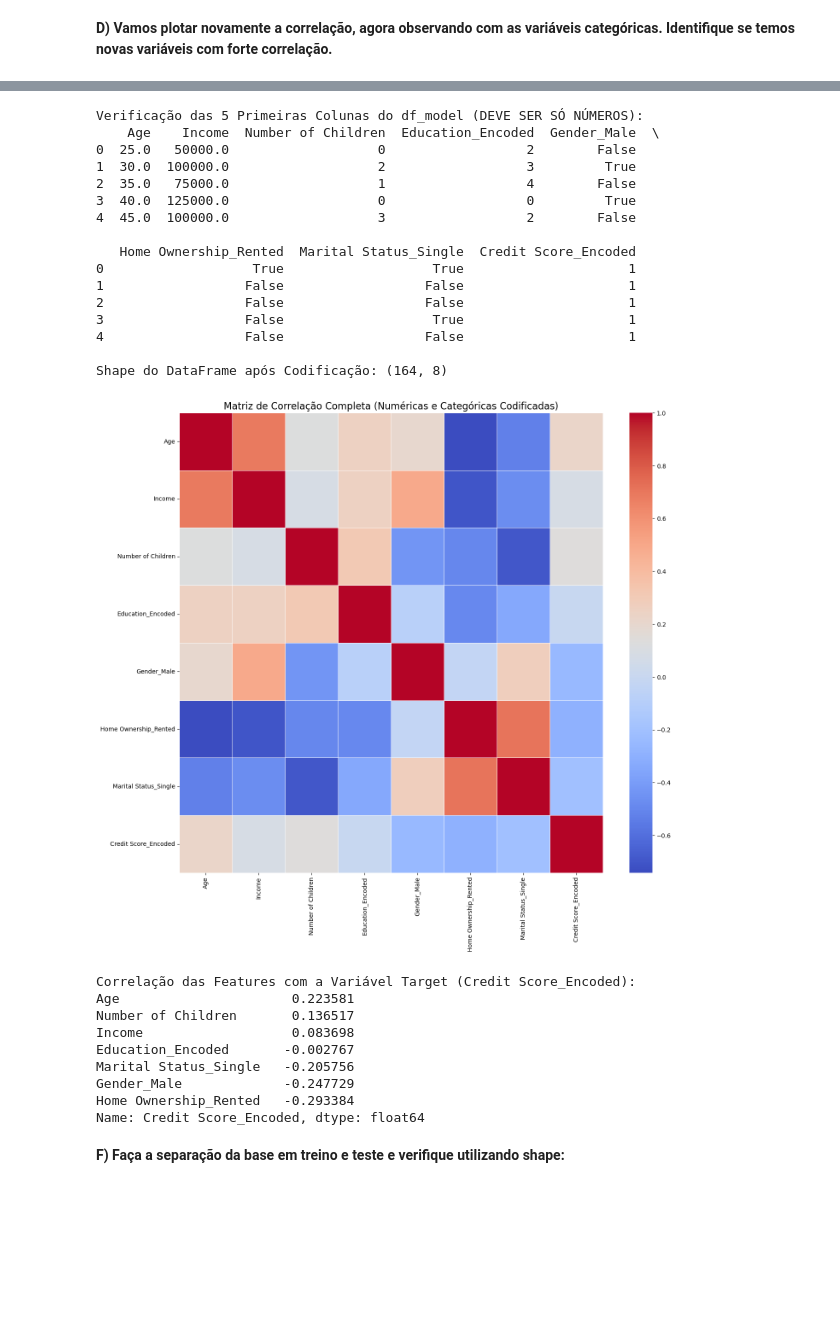
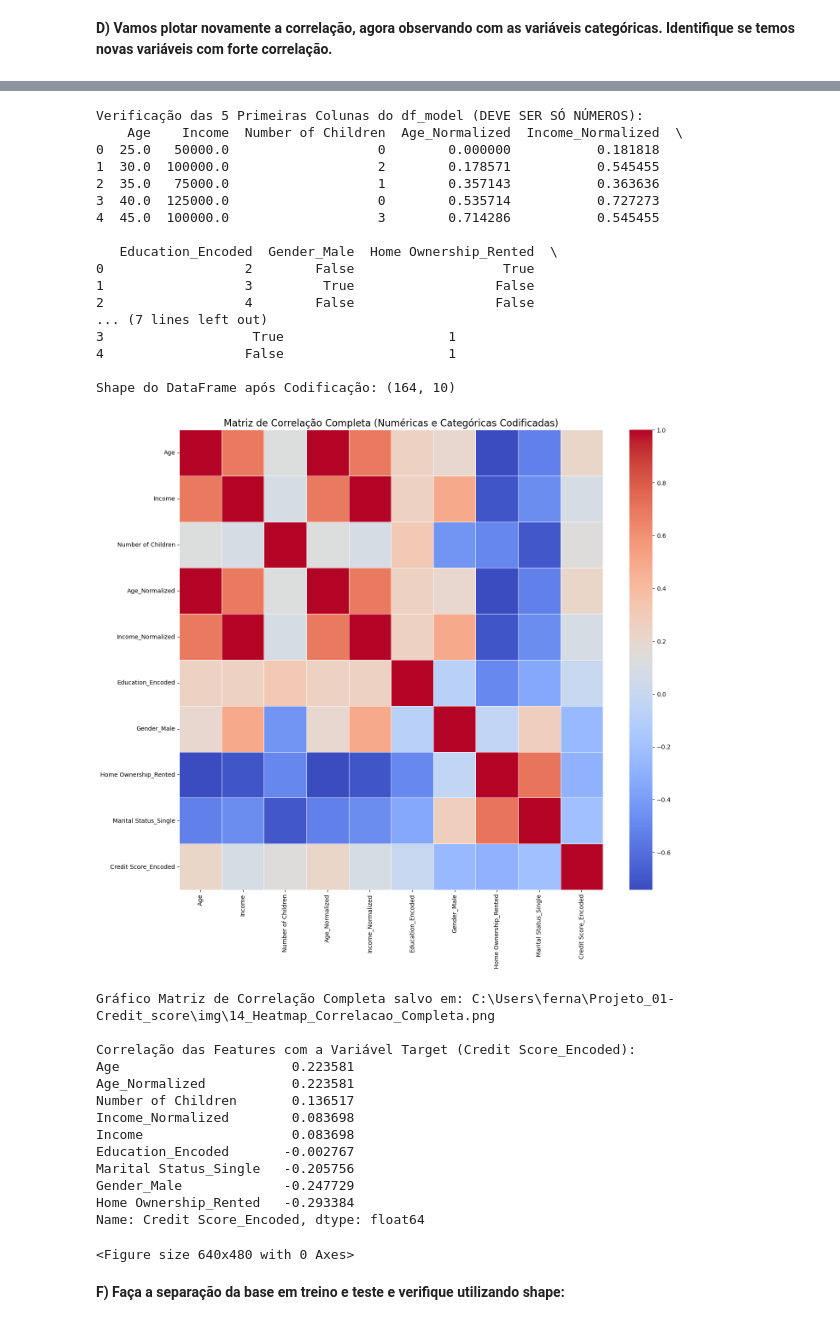
Before and after one commit to JohnnyCst37/credit-score-processamento-data-science, a Jupyter notebook: notebook/Profissao Cientista de Dados M17 Projeto-johnny.ipynb, the cells around one changed output, grey strips where cells are left out. Cells and saved outputs as stored; diff of their text form; code cells hidden in the pictures; blank space fills up the shorter version.

Commit message:
feat: Adiciona análise bivariada, balanceamento e heatmaps, e organiza nomes dos gráficos

```diff
--- a/notebook/Profissao Cientista de Dados M17 Projeto-johnny.ipynb
+++ b/notebook/Profissao Cientista de Dados M17 Projeto-johnny.ipynb
@@ -42,7 +43,7 @@ Legenda dos dados:
 *   **Credit Score** : Nossa variável preditora, o score de crédito dos clientes.
 # %%
 #Lembrem-se sempre de alterar a importação dos dados de acordo com o diretório de vocês.
-df = pd.read_csv("CREDIT_SCORE_PROJETO_PARTE1.csv", delimiter=';')
+df = pd.read_csv(r"C:\Users\ferna\Projeto_01-Credit_score\data\CREDIT_SCORE_PROJETO_PARTE1.csv", delimiter=';')
 
 df.head(5)
 # %% [output]
@@ -112,11 +113,7 @@ df[column_income] = pd.to_numeric(df[column_income], errors='coerce')
 column_age = 'Age'
 column_credit_score = 'Credit Score'
 
-
-                                    # ----------------------------------------------------------------------
-                                    # 1. CÁLCULO DA MÉDIA DE IDADE POR GRUPO (Credit Score)
-                                    # ----------------------------------------------------------------------
-
+                                    # CÁLCULO DA MÉDIA DE IDADE POR GRUPO (Credit Score)
 
 # Calcular a média de idade para cada tipo de Credit Score
 media_idade_por_score = df.groupby(column_credit_score)[column_age].mean()
@@ -139,7 +136,6 @@ df[column_age] = df[column_age].fillna(
 
 
 # VERIFICAÇÃO FINAL
-
 # Verificação da contagem de valores nulos
 nulos_restantes = df[column_age].isnull().sum()
 
@@ -157,6 +153,25 @@ print("Amostra dos Dados após Imputação:")
 print(df[[column_age, column_credit_score]].sample(10))
 
 df.isnull().sum()/len(df)*100
+
+
+# NORMALIZAR AGE E INCOME
+
+#Inicializar o scaler
+scaler = MinMaxScaler()
+
+# Selecionar as colunas originais
+column_age = 'Age'
+column_income = 'Income'
+
+# Aplicar o fit_transform e criar as NOVAS COLUNAS
+# O MinMaxScaler precisa de um array 2D, por isso usamos [[coluna]]
+df[f'{column_age}_Normalized'] = scaler.fit_transform(df[[column_age]])
+df[f'{column_income}_Normalized'] = scaler.fit_transform(df[[column_income]])
+
+# Verificação (mostra a coluna original e a nova coluna normalizada)
+print("Verificação das colunas originais e normalizadas:")
+print(df[[column_age, f'{column_age}_Normalized', column_income, f'{column_income}_Normalized']].head())
 
 
                                     # ----------------------------------------------------------------------
@@ -908,21 +897,22 @@ print(df_model.head())
 print("\nShape do DataFrame após Codificação:", df_model.shape)
 # %% [output]
 Verificação das 5 Primeiras Colunas do df_model (DEVE SER SÓ NÚMEROS):
-    Age    Income  Number of Children  Education_Encoded  Gender_Male  \
-0  25.0   50000.0                   0                  2        False
-1  30.0  100000.0                   2                  3         True
-2  35.0   75000.0                   1                  4        False
-3  40.0  125000.0                   0                  0         True
-4  45.0  100000.0                   3                  2        False
+    Age    Income  Number of Children  Age_Normalized  Income_Normalized  \
+0  25.0   50000.0                   0        0.000000           0.181818
+1  30.0  100000.0                   2        0.178571           0.545455
+2  35.0   75000.0                   1        0.357143           0.363636
+3  40.0  125000.0                   0        0.535714           0.727273
+4  45.0  100000.0                   3        0.714286           0.545455
 
-   Home Ownership_Rented  Marital Status_Single  Credit Score_Encoded
-0                   True                   True                     1
-1                  False                  False                     1
-2                  False                  False                     1
-3                  False                   True                     1
-4                  False                  False                     1
+   Education_Encoded  Gender_Male  Home Ownership_Rented  \
+0                  2        False                   True
+1                  3         True                  False
+2                  4        False                  False
+... (7 lines left out)
+3                   True                     1
+4                  False                     1
 
-Shape do DataFrame após Codificação: (164, 8)
+Shape do DataFrame após Codificação: (164, 10)
 # %%
 # CORRELAÇÃO COM VARIÁVEIS CATEGORICAS
 
@@ -930,42 +920,57 @@ target_col = 'Credit Score_Encoded'
 
 # 1. Selecionar todas as colunas numéricas (incluindo as dummies e Education_Encoded)
 # NOTA: O 'errors=ignore' é para o caso de a coluna 'Credit Score' de texto ter sido removida no drop
 all_numerical_cols = [col for col in df_model.columns if pd.api.types.is_numeric_dtype(df_model[col]) and col != 'Credit Score']
 
 # 2. Calcular a Matriz de Correlação (Método de Pearson)
 correlation_matrix_full = df_model[all_numerical_cols].corr()
 
 # 3. Plotar o Heatmap
 plt.figure(figsize=(16, 14)) # Aumentar o tamanho para acomodar todas as variáveis
 sns.heatmap(
     correlation_matrix_full,
     annot=False,  # Não exibir números para evitar sobrecarga visual
     cmap='coolwarm',
     fmt=".2f",
     linewidths=.5,
     linecolor='white'
 )
 plt.title('Matriz de Correlação Completa (Numéricas e Categóricas Codificadas)', fontsize=16)
 plt.show()
 
+# SALVAMENTO
+OUTPUT_DIR = r"C:\Users\ferna\Projeto_01-Credit_score\img"
+os.makedirs(OUTPUT_DIR, exist_ok=True)
+
+file_name = "14_Heatmap_Correlacao_Completa.png"
+save_path = os.path.join(OUTPUT_DIR, file_name)
+
+plt.savefig(save_path, bbox_inches='tight', dpi=300)
+print(f"Gráfico Matriz de Correlação Completa salvo em: {save_path}")
+
 # 4. Visualizar a Correlação com a Variável Target (Mais Importante)
 print("\nCorrelação das Features com a Variável Target (Credit Score_Encoded):")
 
 # Filtrar apenas a coluna da variável alvo e ordenar os valores
 target_correlation = correlation_matrix_full[target_col].sort_values(ascending=False)
 
 # Excluir a correlação de 1.0 consigo mesma e mostrar as Top 15
 print(target_correlation[target_correlation.index != target_col].head(15))
 # %% [output]
-[figure, old version]
+[figure, new version]
+Gráfico Matriz de Correlação Completa salvo em: C:\Users\ferna\Projeto_01-Credit_score\img\14_Heatmap_Correlacao_Completa.png
+
 Correlação das Features com a Variável Target (Credit Score_Encoded):
 Age                      0.223581
+Age_Normalized           0.223581
 Number of Children       0.136517
+Income_Normalized        0.083698
 Income                   0.083698
 Education_Encoded       -0.002767
 Marital Status_Single   -0.205756
 Gender_Male             -0.247729
 Home Ownership_Rented   -0.293384
 Name: Credit Score_Encoded, dtype: float64
+<Figure size 640x480 with 0 Axes>
 # %% [markdown]
 **F) Faça a separação da base em treino e teste e verifique utilizando shape:**
```
Also changed, not shown: parts of 17 cells of this notebook, 38 other files.
